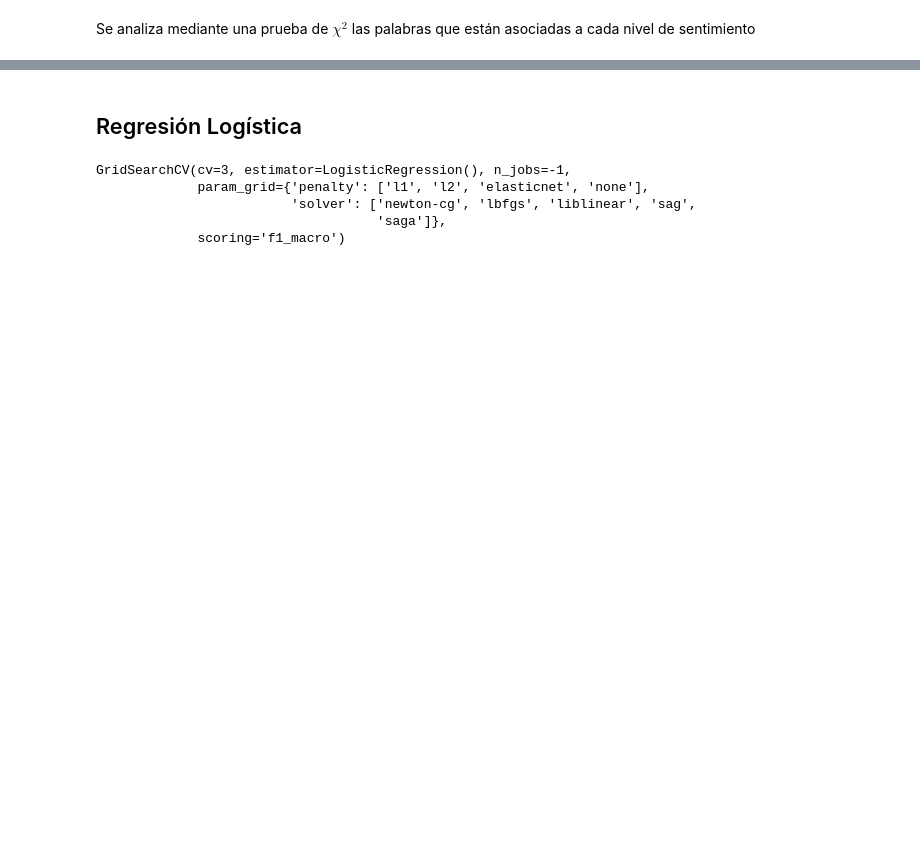
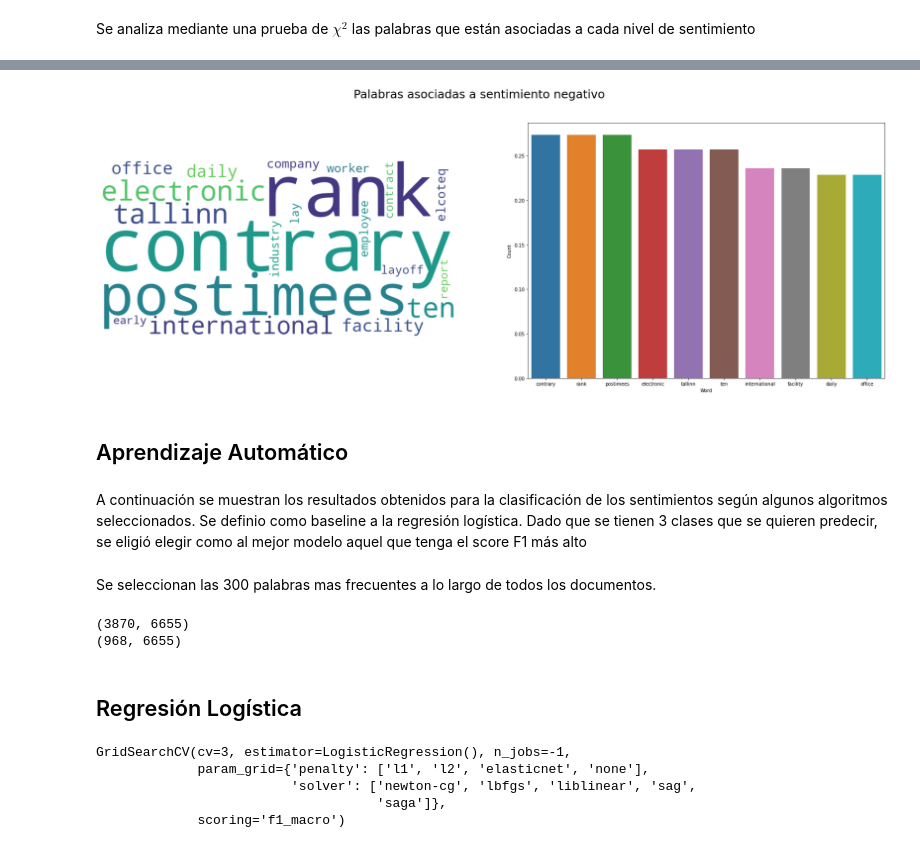
Before and after one commit to Mentoria-Financiera-DiploDatos/Entrega3, a Jupyter notebook: sentimientos/03_ML_TFidf.ipynb, the cells around one changed output, grey strips where cells are left out. Cells and saved outputs as stored; diff of their text form; code cells hidden in the pictures; blank space fills up the shorter version.

```diff
--- a/sentimientos/03_ML_TFidf.ipynb
+++ b/sentimientos/03_ML_TFidf.ipynb
@@ -96,0 +106,4 @@ for noticia, category_id in sorted(category_codes.items()):
+# %%
+condicion_neg= df_news["feeling"]== "negative"
+
+negative_df=df_news[condicion_neg]
@@ -96,0 +144,2 @@ for noticia, category_id in sorted(category_codes.items()):
+# %%
+model_tdif, word_negative=get_most_important_words_tdif(negative_df.news_tokens)
@@ -96,0 +160,8 @@ for noticia, category_id in sorted(category_codes.items()):
+# %%
+ plot_word_cloud(word_negative, "Palabras asociadas a sentimiento negativo")
+# %% [output]
+[figure, added]
+# %% [markdown]
+## Aprendizaje Automático
+# %% [markdown]
+A continuación se muestran los resultados obtenidos para la clasificación de los sentimientos según algunos algoritmos seleccionados. Se definio como baseline a la regresión logística. Dado que se tienen 3 clases que se quieren predecir, se eligió elegir como al mejor modelo aquel que tenga el score F1 más alto
@@ -97,3 +172,25 @@ for noticia, category_id in sorted(category_codes.items()):
+# %% [markdown]
+Se seleccionan las 300 palabras mas frecuentes a lo largo de todos los documentos.
+# %%
+from sklearn.feature_extraction.text import TfidfVectorizer
+max_features = 300
+
+tfidf = TfidfVectorizer(#ngram_range=ngram_range,
+                        stop_words=None,
+                        lowercase=False,
+                        #max_features=max_features,
+                        norm='l2')
+
+features_train = tfidf.fit_transform(X_train).toarray()
+labels_train = y_train
+print(features_train.shape)
+
+features_test = tfidf.transform(X_test).toarray()
+labels_test = y_test
+print(features_test.shape)
+# %% [output]
+(3870, 6655)
+(968, 6655)
 # %%
 import itertools
 import numpy as np
```
Also changed, not shown: parts of 53 cells of this notebook.
